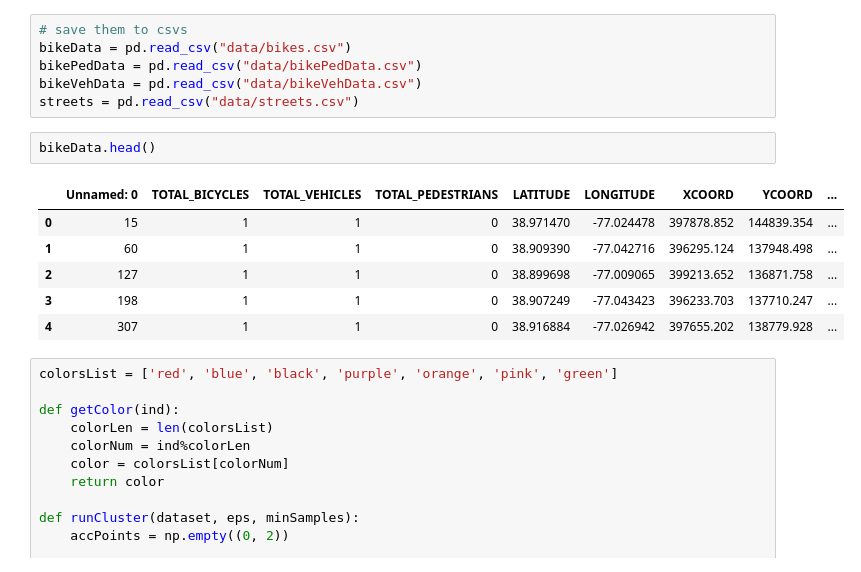
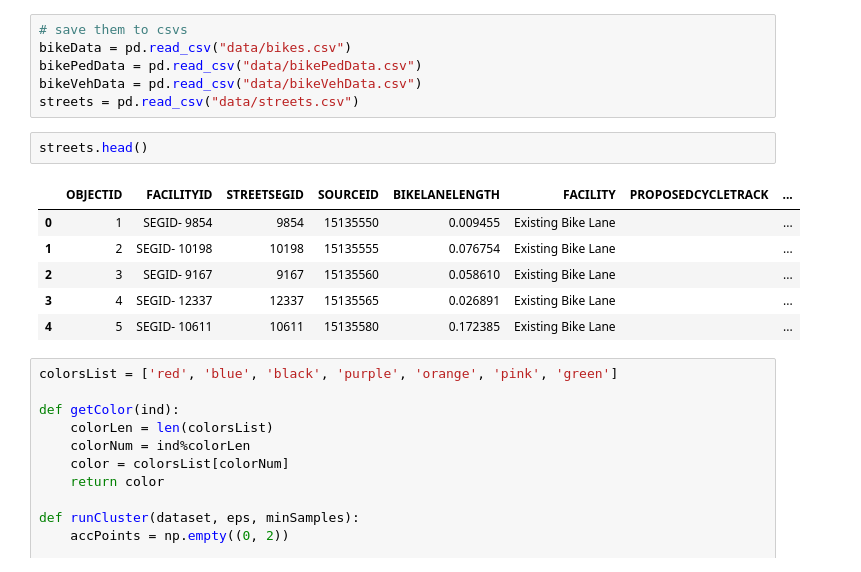
Before and after one commit to jagluck/dc-bike-analysis, a Jupyter notebook: cluster.ipynb, the cells around one changed output. Drawn from its saved outputs; the diff is of its cells as text.

```diff
--- a/cluster.ipynb
+++ b/cluster.ipynb
@@ -19,14 +19,14 @@ bikePedData = pd.read_csv("data/bikePedData.csv")
 bikeVehData = pd.read_csv("data/bikeVehData.csv")
 streets = pd.read_csv("data/streets.csv")
 # %%
-bikeData.head()
+streets.head()
 # %% [output]
-|  | Unnamed: 0 | TOTAL_BICYCLES | TOTAL_VEHICLES | TOTAL_PEDESTRIANS | LATITUDE | LONGITUDE | XCOORD | YCOORD | ... |
-| 0 | 15 | 1 | 1 | 0 | 38.971470 | -77.024478 | 397878.852 | 144839.354 | ... |
-| 1 | 60 | 1 | 1 | 0 | 38.909390 | -77.042716 | 396295.124 | 137948.498 | ... |
-| 2 | 127 | 1 | 1 | 0 | 38.899698 | -77.009065 | 399213.652 | 136871.758 | ... |
-| 3 | 198 | 1 | 1 | 0 | 38.907249 | -77.043423 | 396233.703 | 137710.247 | ... |
-| 4 | 307 | 1 | 1 | 0 | 38.916884 | -77.026942 | 397655.202 | 138779.928 | ... |
+|  | OBJECTID | FACILITYID | STREETSEGID | SOURCEID | BIKELANELENGTH | FACILITY | PROPOSEDCYCLETRACK | ... |
+| 0 | 1 | SEGID- 9854 | 9854 | 15135550 | 0.009455 | Existing Bike Lane |  | ... |
+| 1 | 2 | SEGID- 10198 | 10198 | 15135555 | 0.076754 | Existing Bike Lane |  | ... |
+| 2 | 3 | SEGID- 9167 | 9167 | 15135560 | 0.058610 | Existing Bike Lane |  | ... |
+| 3 | 4 | SEGID- 12337 | 12337 | 15135565 | 0.026891 | Existing Bike Lane |  | ... |
+| 4 | 5 | SEGID- 10611 | 10611 | 15135580 | 0.172385 | Existing Bike Lane |  | ... |
 # %%
 colorsList = ['red', 'blue', 'black', 'purple', 'orange', 'pink', 'green']
 
```
Also changed, not shown: parts of 1 cell of this notebook, 2 other files.
